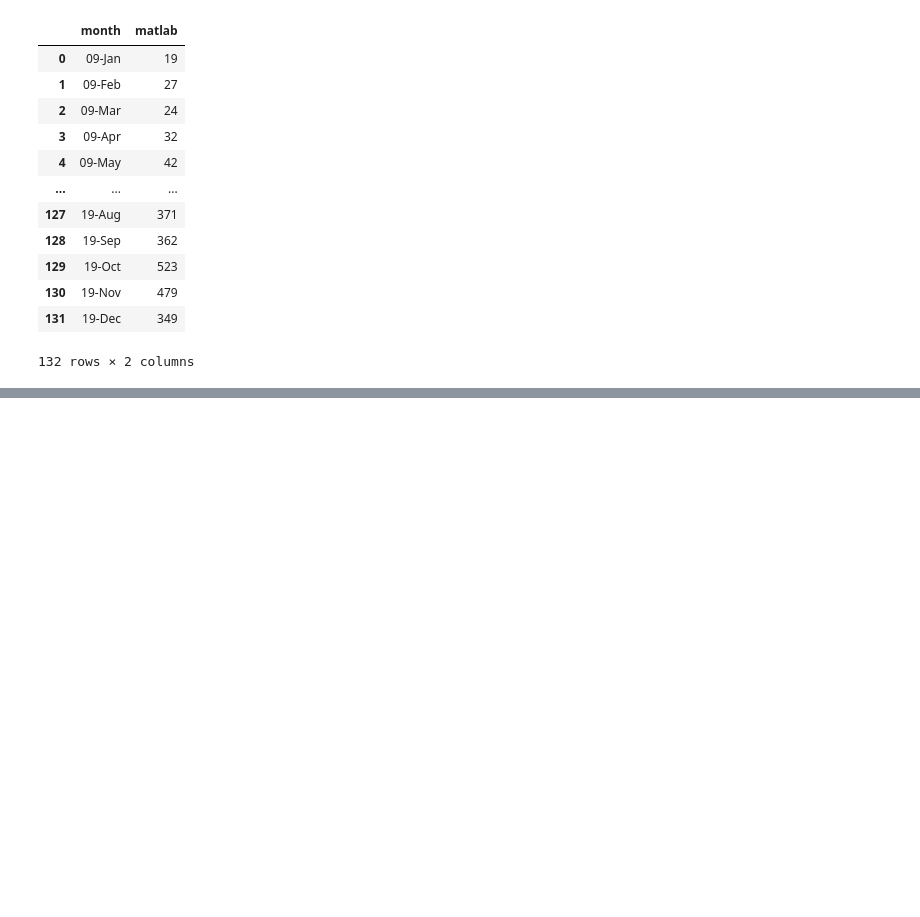
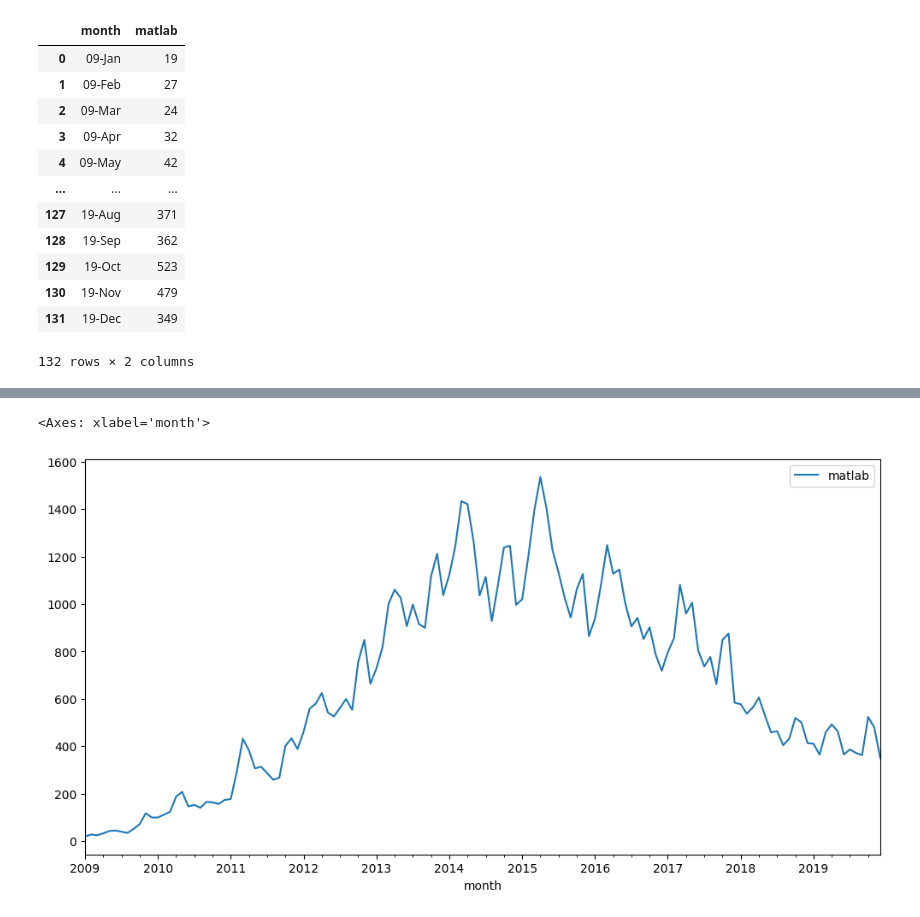
Before and after one commit to jgilaberts/Prueba-Github, a Jupyter notebook: Analisis Predictivo/HW2_Javier_Gilabert_Sabater.ipynb, the cells around one changed output, grey strips where cells are left out. Drawn from its saved outputs; the diff is of its cells as text; code cells hidden in the pictures; blank space fills up the shorter version.

```diff
--- a/Analisis Predictivo/HW2_Javier_Gilabert_Sabater.ipynb
+++ b/Analisis Predictivo/HW2_Javier_Gilabert_Sabater.ipynb
@@ -48,3 +42,7 @@ df_matlab
 | 130 | 19-Nov | 479 |
 | 131 | 19-Dec | 349 |
 132 rows × 2 columns
+# %%
+df_matlab['month'] = pd.to_datetime(df_matlab['month'], format='%y-%b')
+df_matlab = df_matlab.set_index('month')
+df_matlab
@@ -50,0 +64,6 @@ df_matlab
+# %%
+plt.rcParams["figure.figsize"] = (12,6)
+df_matlab.plot()
+# %% [output]
+<Axes: xlabel='month'>
+[figure, added]
```
Also changed, not shown: parts of 5 cells of this notebook.
